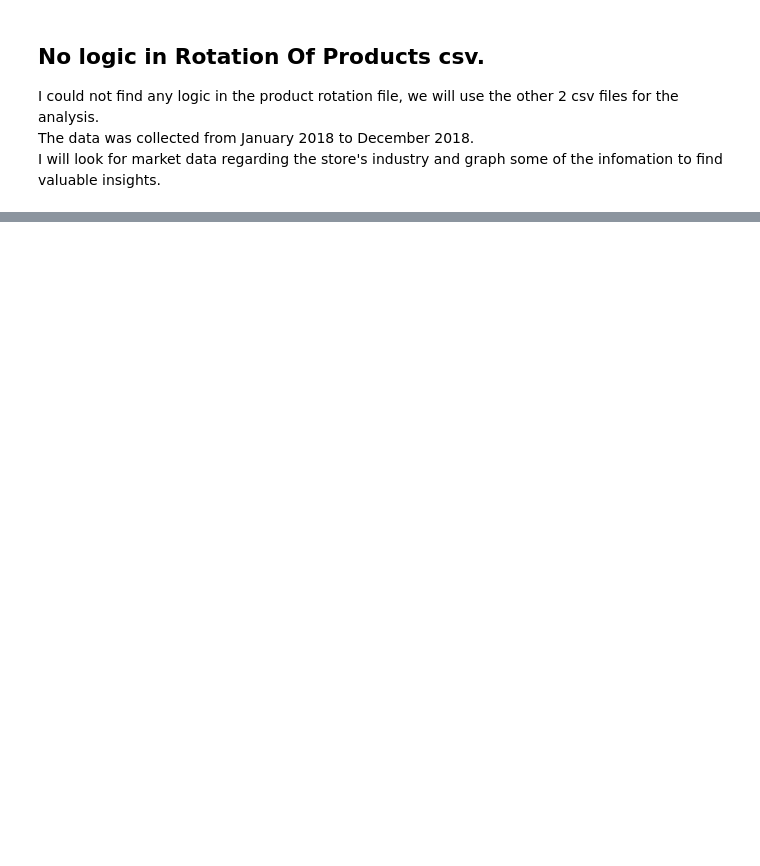
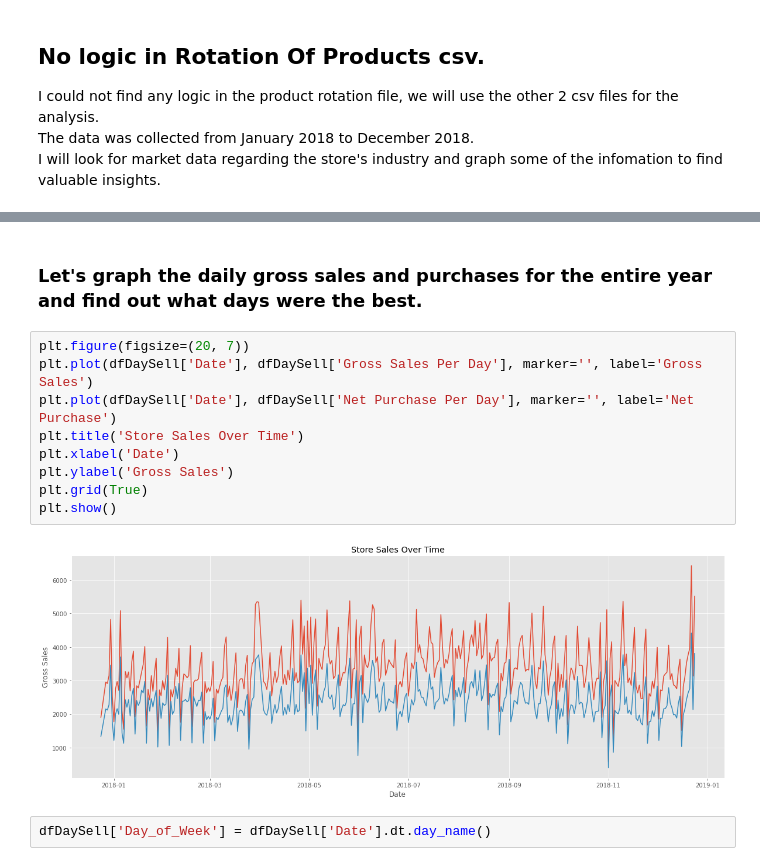
Before and after one commit to georgeolivares/Analisis-de-tienda-Poland, a Jupyter notebook: Analisis de tienda.ipynb, the cells around one changed output, grey strips where cells are left out. Saved outputs shown, nothing was run; the diff lists cells and outputs as text; blank space fills up the shorter version.

Commit message:
graphs

```diff
--- a/Analisis de tienda.ipynb
+++ b/Analisis de tienda.ipynb
@@ -764,0 +781,15 @@ I will look for market data regarding the store's industry and graph some of the
+# %% [markdown]
+### Let's graph the daily gross sales and purchases for the entire year and find out what days were the best.
+# %%
+plt.figure(figsize=(20, 7))
+plt.plot(dfDaySell['Date'], dfDaySell['Gross Sales Per Day'], marker='', label='Gross Sales')
+plt.plot(dfDaySell['Date'], dfDaySell['Net Purchase Per Day'], marker='', label='Net Purchase')
+plt.title('Store Sales Over Time')
+plt.xlabel('Date')
+plt.ylabel('Gross Sales')
+plt.grid(True)
+plt.show()
+# %% [output]
+[figure, added]
+# %%
+dfDaySell['Day_of_Week'] = dfDaySell['Date'].dt.day_name()
```
Also changed, not shown: parts of 2 cells of this notebook.
